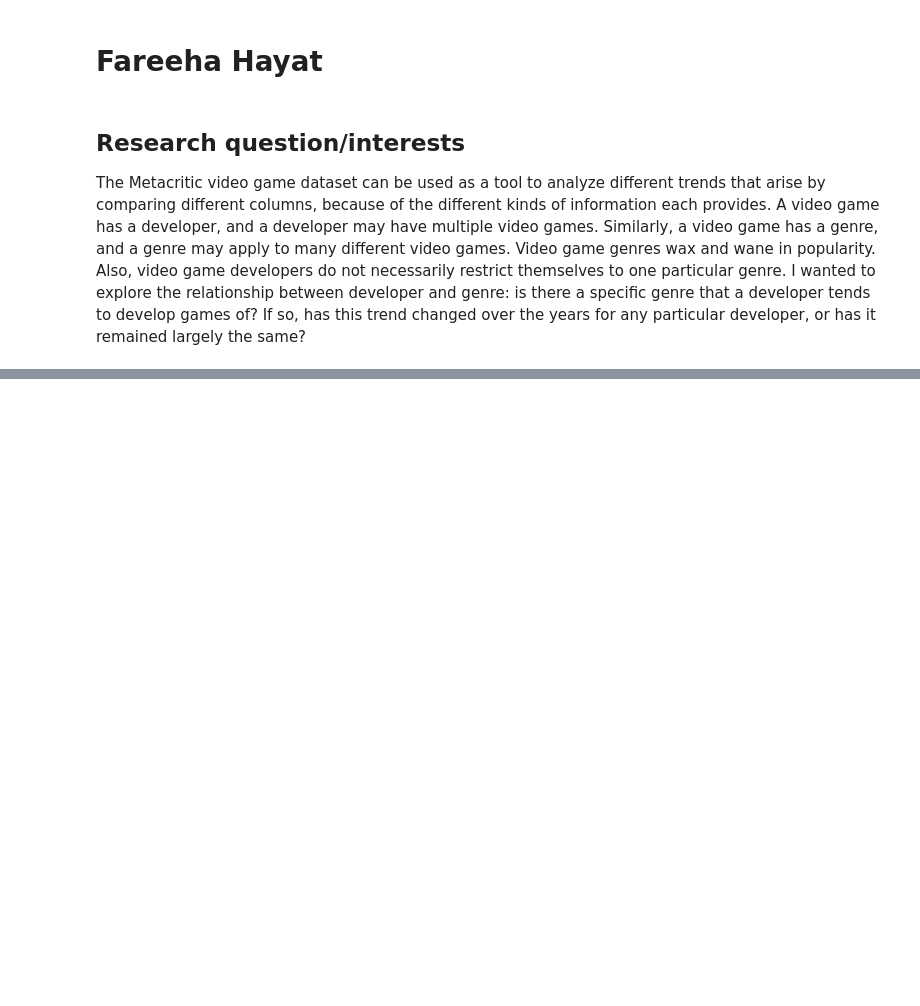
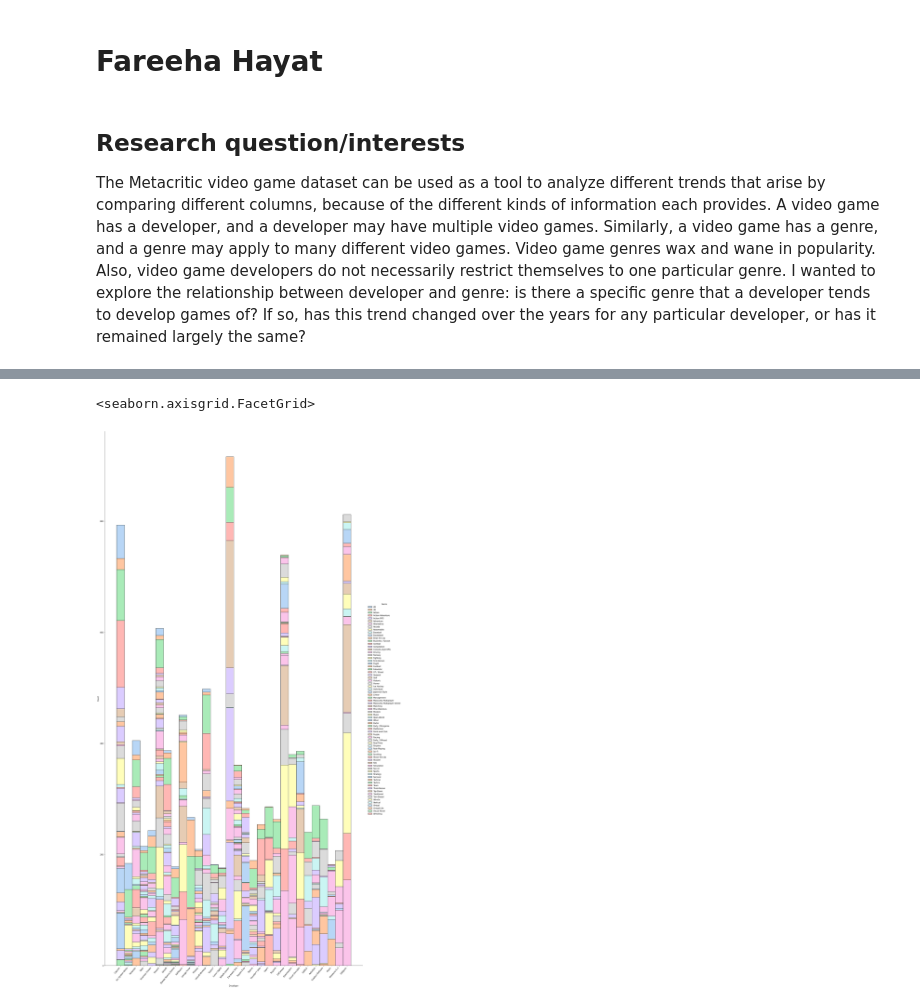
Before and after one commit to ubco-W2022T1-cosc301/project-group07, a Jupyter notebook: notebooks/analysis2.ipynb, the cells around one changed output, grey strips where cells are left out. Drawn from its saved outputs; the diff is of its cells as text; code cells hidden in the pictures; blank space fills up the shorter version.

```diff
--- a/notebooks/analysis2.ipynb
+++ b/notebooks/analysis2.ipynb
@@ -29,0 +232,10 @@ print(df)
+# %%
+# sort genre alphabetically
+df = df.sort_values("Genre")
+
+# plot distribution of developers and their genres
+dev_gen_plot = sns.displot(df, x=df["Developer"], hue=df["Genre"], multiple="stack", height=40, aspect=0.5, palette="pastel")
+dev_gen_plot.set_xticklabels(rotation=50, ha="right")
+# %% [output]
+<seaborn.axisgrid.FacetGrid>
+[figure, added]
```
Also changed, not shown: parts of 43 cells of this notebook, 2 other files.
